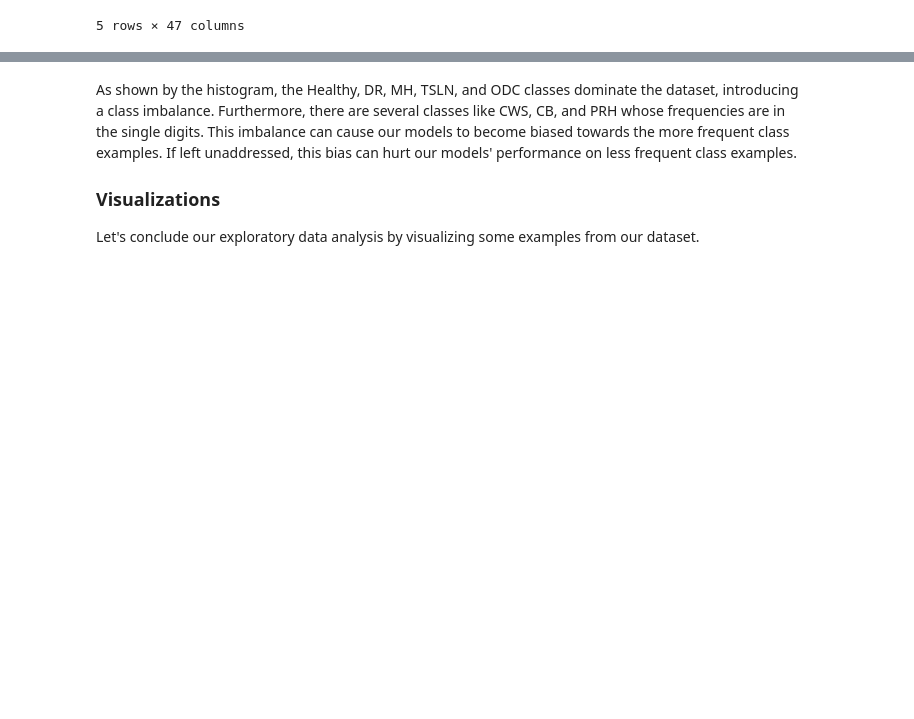
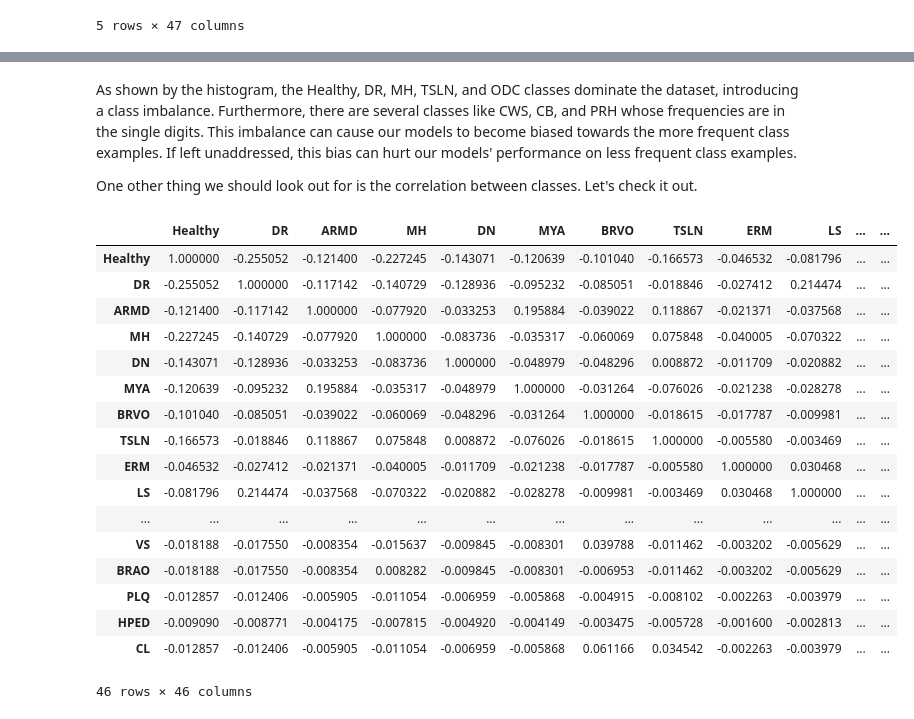
Before and after one commit to OlivesnPink/CompHealthAndMedFinal, a Jupyter notebook: ExploratoryDataAnalysis.ipynb, the cells around one changed output, grey strips where cells are left out. Cells and saved outputs as stored; diff of their text form; code cells hidden in the pictures; blank space fills up the shorter version.

```diff
--- a/ExploratoryDataAnalysis.ipynb
+++ b/ExploratoryDataAnalysis.ipynb
@@ -124,6 +120,26 @@ plt.show()
 # %% [markdown]
 As shown by the histogram, the Healthy, DR, MH, TSLN, and ODC classes dominate the dataset, introducing a class imbalance. Furthermore, there are several classes like CWS, CB, and PRH whose frequencies are in the single digits. This imbalance can cause our models to become biased towards the more frequent class examples. If left unaddressed, this bias can hurt our models' performance on less frequent class examples.
 
-### Visualizations
-
-Let's conclude our exploratory data analysis by visualizing some examples from our dataset.
+One other thing we should look out for is the correlation between classes. Let's check it out.
+# %%
+correlations = metadata.drop(['ID'], axis=1).corr()
+display(correlations)
+# %% [output]
+|  | Healthy | DR | ARMD | MH | DN | MYA | BRVO | TSLN | ERM | LS | ... | ... |
+| Healthy | 1.000000 | -0.255052 | -0.121400 | -0.227245 | -0.143071 | -0.120639 | -0.101040 | -0.166573 | -0.046532 | -0.081796 | ... | ... |
+| DR | -0.255052 | 1.000000 | -0.117142 | -0.140729 | -0.128936 | -0.095232 | -0.085051 | -0.018846 | -0.027412 | 0.214474 | ... | ... |
+| ARMD | -0.121400 | -0.117142 | 1.000000 | -0.077920 | -0.033253 | 0.195884 | -0.039022 | 0.118867 | -0.021371 | -0.037568 | ... | ... |
+| MH | -0.227245 | -0.140729 | -0.077920 | 1.000000 | -0.083736 | -0.035317 | -0.060069 | 0.075848 | -0.040005 | -0.070322 | ... | ... |
+| DN | -0.143071 | -0.128936 | -0.033253 | -0.083736 | 1.000000 | -0.048979 | -0.048296 | 0.008872 | -0.011709 | -0.020882 | ... | ... |
+| MYA | -0.120639 | -0.095232 | 0.195884 | -0.035317 | -0.048979 | 1.000000 | -0.031264 | -0.076026 | -0.021238 | -0.028278 | ... | ... |
+| BRVO | -0.101040 | -0.085051 | -0.039022 | -0.060069 | -0.048296 | -0.031264 | 1.000000 | -0.018615 | -0.017787 | -0.009981 | ... | ... |
+| TSLN | -0.166573 | -0.018846 | 0.118867 | 0.075848 | 0.008872 | -0.076026 | -0.018615 | 1.000000 | -0.005580 | -0.003469 | ... | ... |
+| ERM | -0.046532 | -0.027412 | -0.021371 | -0.040005 | -0.011709 | -0.021238 | -0.017787 | -0.005580 | 1.000000 | 0.030468 | ... | ... |
+| LS | -0.081796 | 0.214474 | -0.037568 | -0.070322 | -0.020882 | -0.028278 | -0.009981 | -0.003469 | 0.030468 | 1.000000 | ... | ... |
+| ... | ... | ... | ... | ... | ... | ... | ... | ... | ... | ... | ... | ... |
+| VS | -0.018188 | -0.017550 | -0.008354 | -0.015637 | -0.009845 | -0.008301 | 0.039788 | -0.011462 | -0.003202 | -0.005629 | ... | ... |
+| BRAO | -0.018188 | -0.017550 | -0.008354 | 0.008282 | -0.009845 | -0.008301 | -0.006953 | -0.011462 | -0.003202 | -0.005629 | ... | ... |
+| PLQ | -0.012857 | -0.012406 | -0.005905 | -0.011054 | -0.006959 | -0.005868 | -0.004915 | -0.008102 | -0.002263 | -0.003979 | ... | ... |
+| HPED | -0.009090 | -0.008771 | -0.004175 | -0.007815 | -0.004920 | -0.004149 | -0.003475 | -0.005728 | -0.001600 | -0.002813 | ... | ... |
+| CL | -0.012857 | -0.012406 | -0.005905 | -0.011054 | -0.006959 | -0.005868 | 0.061166 | 0.034542 | -0.002263 | -0.003979 | ... | ... |
+46 rows × 46 columns
```
Also changed, not shown: parts of 9 cells of this notebook.
